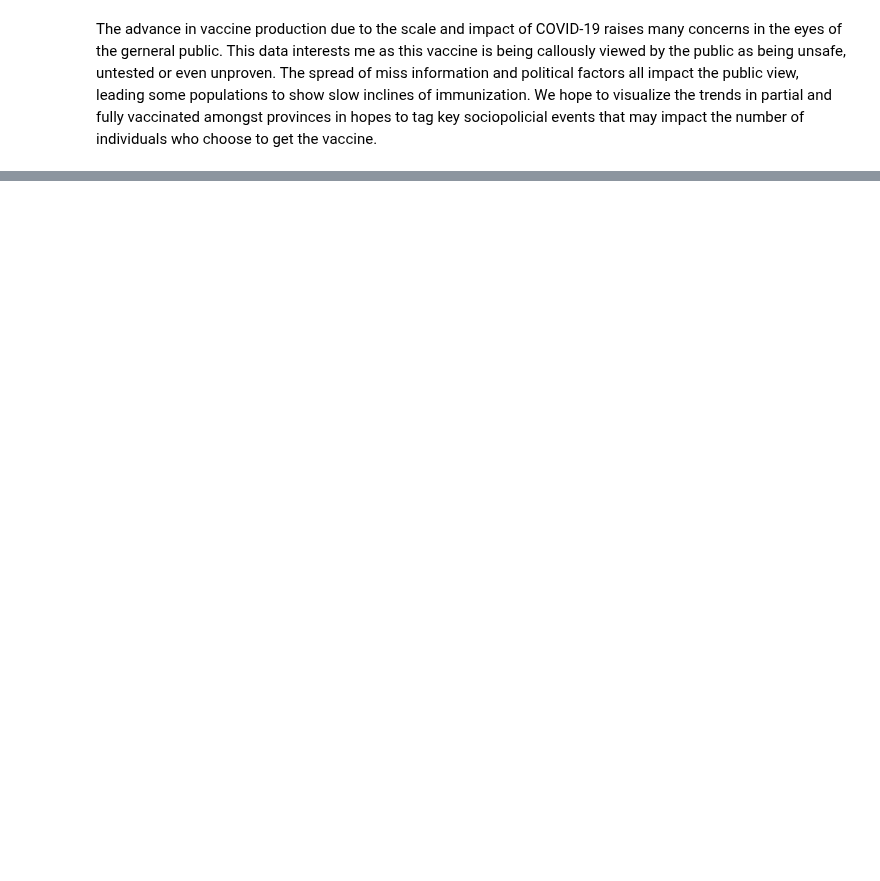
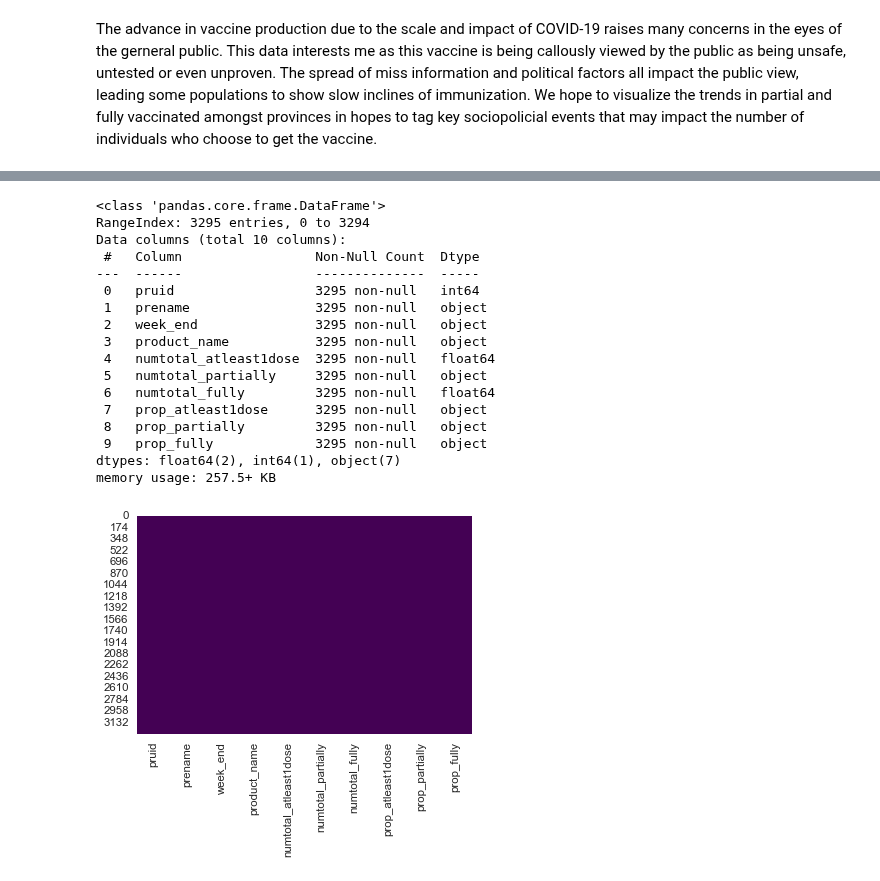
Before and after one commit to data301-2021-winter1/group48-project, a Jupyter notebook: notebooks/analysis1.ipynb, the cells around one changed output, grey strips where cells are left out. Cells and saved outputs as stored; diff of their text form; code cells hidden in the pictures; blank space fills up the shorter version.

```diff
--- a/notebooks/analysis1.ipynb
+++ b/notebooks/analysis1.ipynb
@@ -27,0 +60,8 @@ df
+# %%
+#We must drop all columns specified
+df = (df.drop('Unnamed: 11', 1)
+      .drop('numweekdelta_atleast1dose', 1)
+      .drop('numweekdelta_fully', 1)
+      .drop('propweekdelta_partially', 1)
+      .drop('propweekdelta_fully', 1)
+      .drop('prfname', 1))
@@ -27,0 +75,23 @@ df
+# %%
+#Lets look at a heat map of our missing data
+sns.heatmap(df.isnull(), cbar=False, cmap='viridis')
+df.info()
+# %% [output]
+<class 'pandas.core.frame.DataFrame'>
+RangeIndex: 3295 entries, 0 to 3294
+Data columns (total 10 columns):
+ #   Column                 Non-Null Count  Dtype
+---  ------                 --------------  -----
+ 0   pruid                  3295 non-null   int64
+ 1   prename                3295 non-null   object
+ 2   week_end               3295 non-null   object
+ 3   product_name           3295 non-null   object
+ 4   numtotal_atleast1dose  3295 non-null   float64
+ 5   numtotal_partially     3295 non-null   object
+ 6   numtotal_fully         3295 non-null   float64
+ 7   prop_atleast1dose      3295 non-null   object
+ 8   prop_partially         3295 non-null   object
+ 9   prop_fully             3295 non-null   object
+dtypes: float64(2), int64(1), object(7)
+memory usage: 257.5+ KB
+[figure, added]
```
Also changed, not shown: parts of 24 cells of this notebook.
